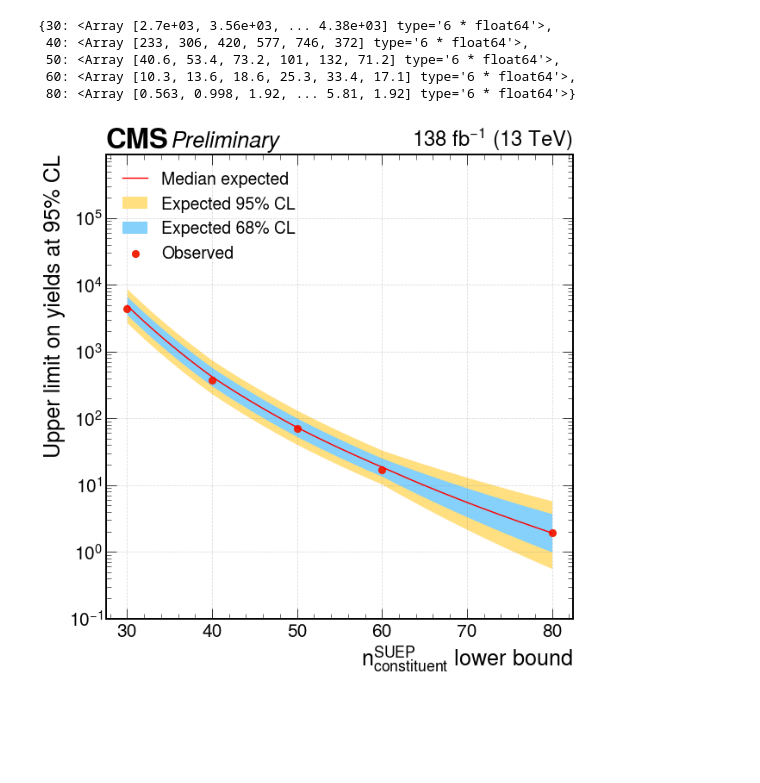
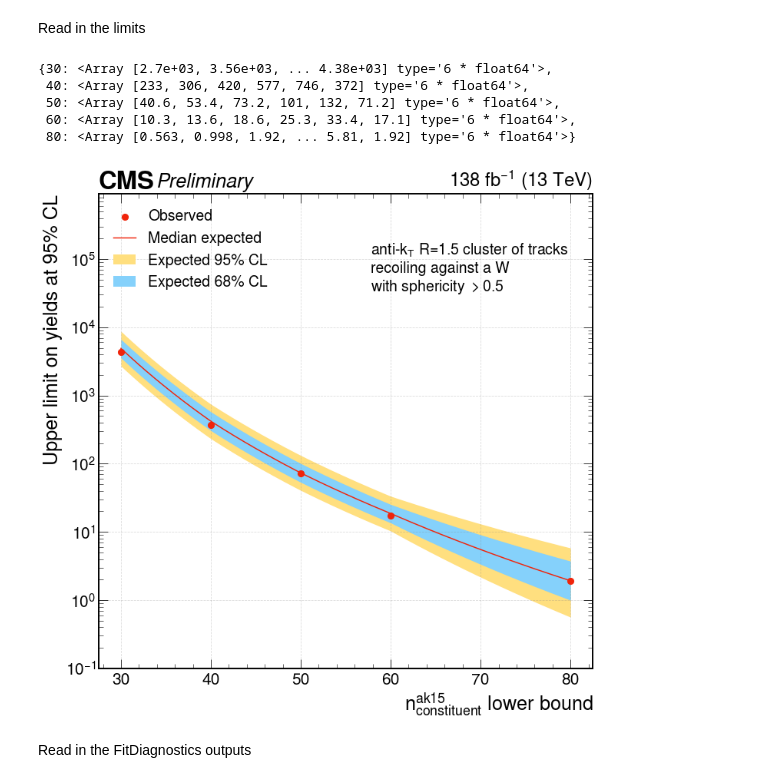
Before and after one commit to SUEPPhysics/SUEPLimits, a Jupyter notebook: notebook_tools/wh_agnostic.ipynb, the cells around one changed output. Drawn from its saved outputs; the diff is of its cells as text; code cells hidden in the pictures; blank space fills up the shorter version.

Commit message:
run the vh results, clean up agnostics, combined

```diff
--- a/notebook_tools/wh_agnostic.ipynb
+++ b/notebook_tools/wh_agnostic.ipynb
@@ -16,9 +23,11 @@ cards = glob.glob(cards_dir + "/*.nT*.root")
+# %% [markdown]
+Read in the limits
 # %%
 limits = {}
-for card in cards:
-    with uproot.open(card) as f:
+for limit_file in limit_files:
+    with uproot.open(limit_file) as f:
         data = f["limit"]["limit"].array()
-    ntracks = int(card.split(".root")[0].split(".nT")[-1])
+    ntracks = int(limit_file.split(".root")[0].split(".nT")[-1])
     limits[ntracks] = data
 # %%
 limits
@@ -29,9 +38,9 @@ limits
  60: <Array [10.3, 13.6, 18.6, 25.3, 33.4, 17.1] type='6 * float64'>,
  80: <Array [0.563, 0.998, 1.92, ... 5.81, 1.92] type='6 * float64'>}
 # %%
-def plot_agnostic_limits():
+def plot_agnostic_limits(limits):
 
-    fig = plt.figure(figsize=(10,10))
+    fig = plt.figure(figsize=(11, 11))
     ax = fig.subplots()
 
     ntracks = list(limits.keys())
@@ -52,18 +61,17 @@ def plot_agnostic_limits():
     s2m_limit = plot_utils.log_interp1d(ntracks, _s2m)
     obs_limit = plot_utils.log_interp1d(ntracks, _obs)
 
+    # Plot observed limits
+    ax.scatter(ntracks, _obs, marker='o', s=70, color='#F0240Bff', label="Observed", zorder=3)
+
     #Plot expected limits including brazil bands
-    ax.plot(xvar, exp_limit(xvar), ls="-", ms=12, color='red', label="Median expected")
+    ax.plot(xvar, exp_limit(xvar), ls="-", ms=12, color='#F0240Bff', label="Median expected")
     ax.fill_between(xvar, s2m_limit(xvar), s2p_limit(xvar), color="#FFDF7Fff", lw=0, label="Expected 95% CL")
     ax.fill_between(xvar, s1m_limit(xvar), s1p_limit(xvar), color="#85D1FBff", lw=0, label="Expected 68% CL")
 
-    # Plot observed limits
-    ax.scatter(ntracks, _obs, marker='o', s=70, color='#F0240Bff', label="Observed")
-    #ax.plot(xvar,obs_limit(xvar),"-", ms=12, color='black')
-
     # Just to make everything look nice
     ax.set_ylabel(r"Upper limit on yields at 95% CL")
-    ax.set_xlabel(r"$n^{\mathrm{SUEP}}_{\mathrm{constituent}}$ lower bound")
+    ax.set_xlabel(r"$n^{\mathrm{ak15}}_{\mathrm{constituent}}$ lower bound")
     ax.legend(loc="upper left", fontsize=20)
 
     hep.cms.label(data=True, llabel="Preliminary", lumi=plot_utils.lumis['combined'], ax=ax) # To add CMS lumi scripts
@@ -72,12 +80,30 @@ def plot_agnostic_limits():
     ax.set_ylim(1e-1, 9e5)
     ax.set_yscale("log")
 
+    _ = ax.text(
+        0.55, 0.9,
+        "anti-k$_{T}$ R=1.5 cluster of tracks\nrecoiling against a W\nwith sphericity $> 0.5$",
+        fontsize=20, horizontalalignment='left',
+        verticalalignment='top',
+        transform=ax.transAxes,
+    )
+
     y_major = ticker.LogLocator(base = 10.0, numticks = 20)
     ax.yaxis.set_major_locator(y_major)
     y_minor = ticker.LogLocator(base = 10.0, subs = np.arange(1.0, 10.0) * 0.1, numticks = 100)
     ax.yaxis.set_minor_locator(y_minor)
     ax.yaxis.set_minor_formatter(ticker.NullFormatter())
 
-plot_agnostic_limits()
+    fig.tight_layout()
+    fig.set_label("limits_theory_agnostic")
+
+    return fig
-# %% [output]
-[figure, removed]
+# %%
+fig = plot_agnostic_limits(limits)
+
+if saveToAN:
+    fig.savefig(outDirAN + fig.get_label() + '.pdf', bbox_inches='tight')
+# %% [output]
+[figure, added]
+# %% [markdown]
+Read in the FitDiagnostics outputs
```
Also changed, not shown: parts of 6 cells of this notebook, 6 other files.
